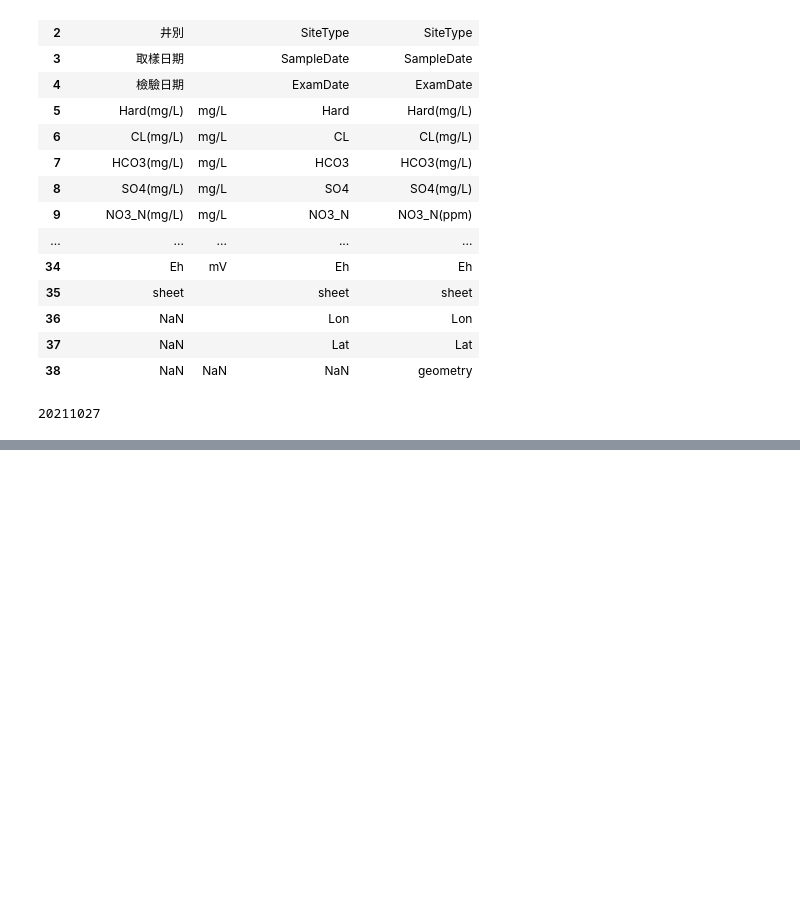
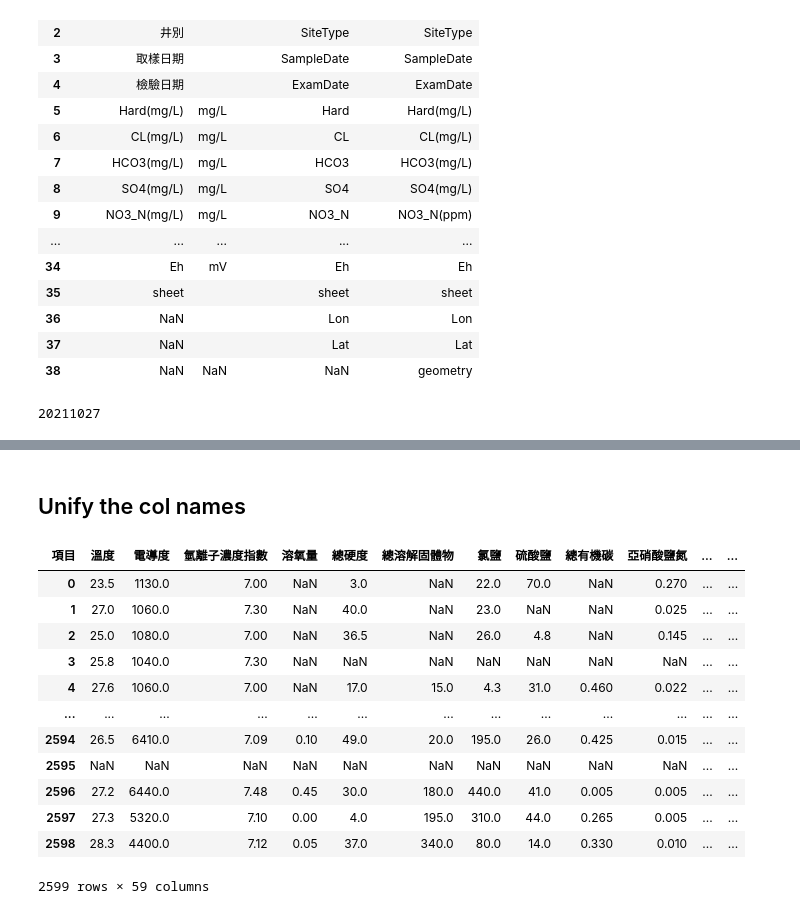
Before and after one commit to dispink/GW_NCDR, a Jupyter notebook: build_database_08.ipynb, the cells around one changed output, grey strips where cells are left out. Cells and saved outputs as stored; diff of their text form; code cells hidden in the pictures; blank space fills up the shorter version.

```diff
--- a/build_database_08.ipynb
+++ b/build_database_08.ipynb
@@ -130,0 +166,3 @@ print(date)
+# %%
+epa_df = pd.read_csv('data/database_ZAF_wl+wa_epa_clean_gps_20211008.csv')
+epa_df
@@ -130,0 +248,22 @@ print(date)
+# %% [markdown]
+## Unify the col names
+# %%
+# build the df having values in EPA water quality data
+epa_tmp = epa_df.loc[:,excel_df['EPA csv column names'].dropna()].copy()
+epa_tmp.columns = excel_df['項目'][~excel_df['EPA csv column names'].isna()]
+epa_tmp['資料來源'] = ['環保署' for _ in range(len(epa_tmp))]
+epa_tmp
+# %% [output]
+| 項目 | 溫度 | 電導度 | 氫離子濃度指數 | 溶氧量 | 總硬度 | 總溶解固體物 | 氯鹽 | 硫酸鹽 | 總有機碳 | 亞硝酸鹽氮 | ... | ... |
+| 0 | 23.5 | 1130.0 | 7.00 | NaN | 3.0 | NaN | 22.0 | 70.0 | NaN | 0.270 | ... | ... |
+| 1 | 27.0 | 1060.0 | 7.30 | NaN | 40.0 | NaN | 23.0 | NaN | NaN | 0.025 | ... | ... |
+| 2 | 25.0 | 1080.0 | 7.00 | NaN | 36.5 | NaN | 26.0 | 4.8 | NaN | 0.145 | ... | ... |
+| 3 | 25.8 | 1040.0 | 7.30 | NaN | NaN | NaN | NaN | NaN | NaN | NaN | ... | ... |
+| 4 | 27.6 | 1060.0 | 7.00 | NaN | 17.0 | 15.0 | 4.3 | 31.0 | 0.460 | 0.022 | ... | ... |
+| ... | ... | ... | ... | ... | ... | ... | ... | ... | ... | ... | ... | ... |
+| 2594 | 26.5 | 6410.0 | 7.09 | 0.10 | 49.0 | 20.0 | 195.0 | 26.0 | 0.425 | 0.015 | ... | ... |
+| 2595 | NaN | NaN | NaN | NaN | NaN | NaN | NaN | NaN | NaN | NaN | ... | ... |
+| 2596 | 27.2 | 6440.0 | 7.48 | 0.45 | 30.0 | 180.0 | 440.0 | 41.0 | 0.005 | 0.005 | ... | ... |
+| 2597 | 27.3 | 5320.0 | 7.10 | 0.00 | 4.0 | 195.0 | 310.0 | 44.0 | 0.265 | 0.005 | ... | ... |
+| 2598 | 28.3 | 4400.0 | 7.12 | 0.05 | 37.0 | 340.0 | 80.0 | 14.0 | 0.330 | 0.010 | ... | ... |
+2599 rows × 59 columns
```
Also changed, not shown: parts of 23 cells of this notebook.
